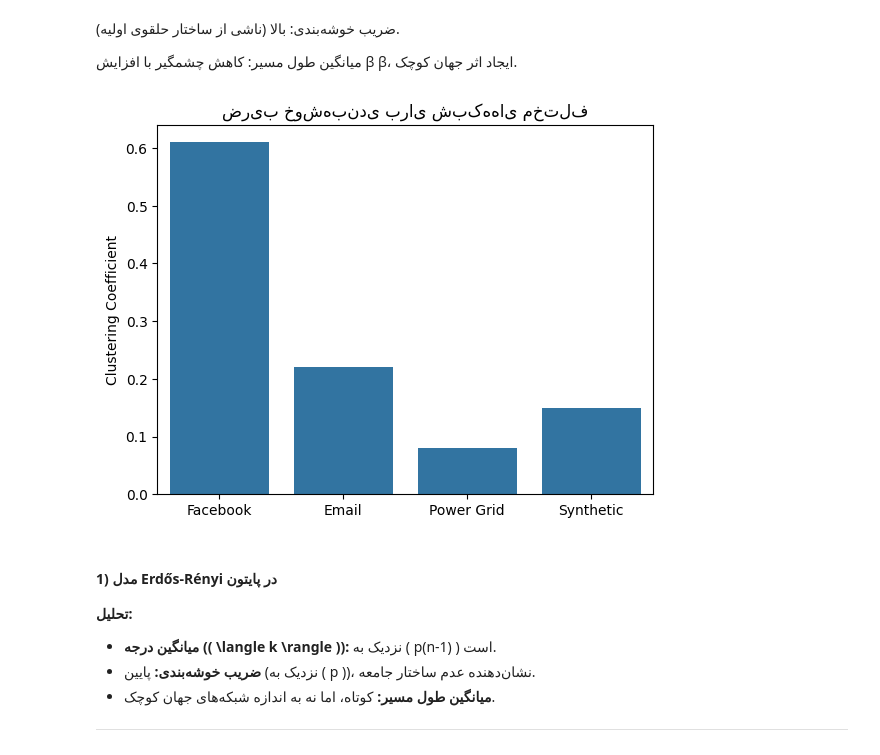
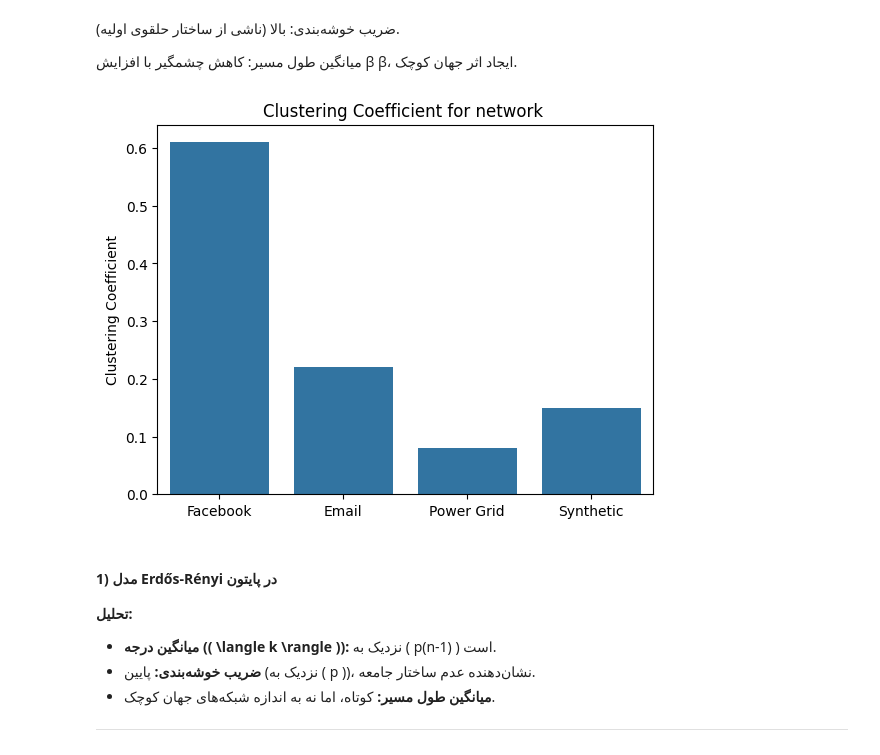
Before and after one commit to GhazalehKeyvani/Data-Science-Exercises, a Jupyter notebook: Network_analyse2.ipynb, the cells around one changed output. Cells and saved outputs as stored; diff of their text form; code cells hidden in the pictures.

```diff
--- a/Network_analyse2.ipynb
+++ b/Network_analyse2.ipynb
@@ -82,16 +82,16 @@ plt.show()
 # %%
 # نمونه کد برای رسم نمودار
 import seaborn as sns
-
+import matplotlib.pyplot as plt
 networks = ["Facebook", "Email", "Power Grid", "Synthetic"]
 clustering_coeffs = [0.61, 0.22, 0.08, 0.15]
 
 sns.barplot(x=networks, y=clustering_coeffs)
-plt.title("ضریب خوشه‌بندی برای شبکه‌های مختلف")
+plt.title("Clustering Coefficient for network ")
 plt.ylabel("Clustering Coefficient")
 plt.show()
 # %% [output]
-[figure, old version]
+[figure, new version]
 # %% [markdown]
 
 
```
Also changed, not shown: parts of 1 cell of this notebook.
